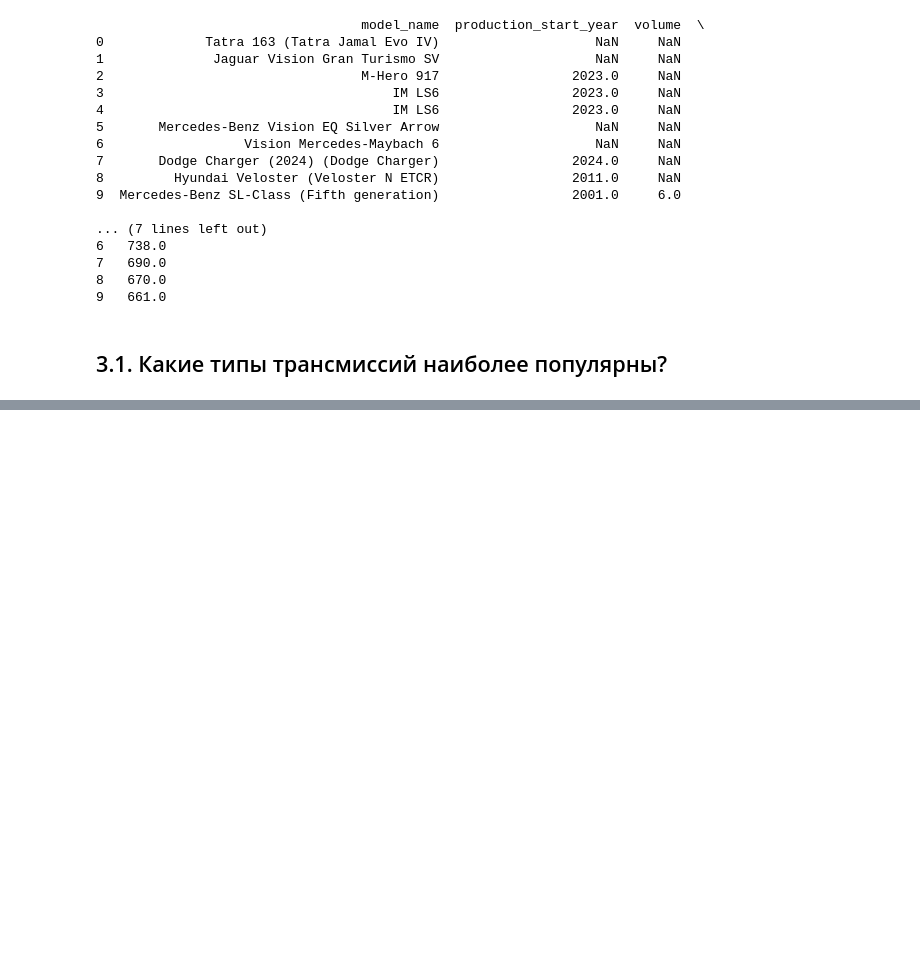
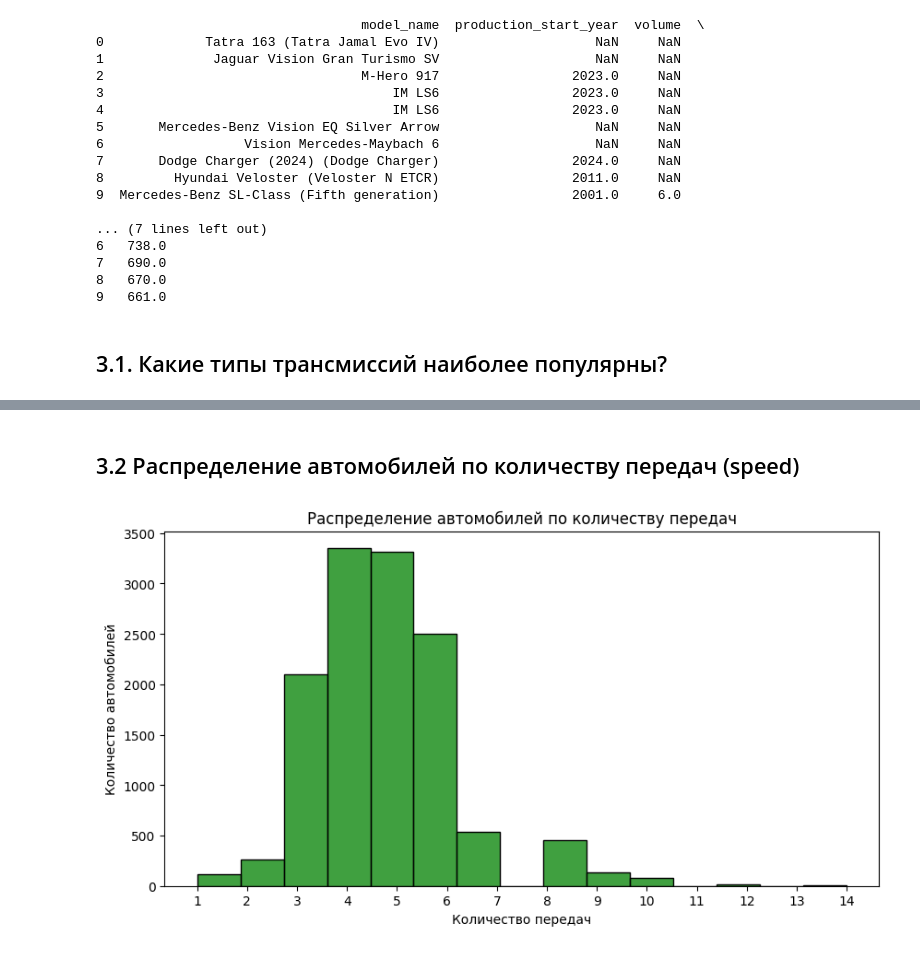
Before and after one commit to AntonS86/wiki-scraper, a Jupyter notebook: notebooks/data_exploration.ipynb, the cells around one changed output, grey strips where cells are left out. Saved outputs shown, nothing was run; the diff lists cells and outputs as text; code cells hidden in the pictures; blank space fills up the shorter version.

```diff
--- a/notebooks/data_exploration.ipynb
+++ b/notebooks/data_exploration.ipynb
@@ -224,0 +225,20 @@ plt.show()
+# %% [markdown]
+## 3.2 Распределение автомобилей по количеству передач (speed)
+# %%
+with sqlite3.connect(db_path) as conn:
+    df_speeds = pd.read_sql("SELECT speed FROM transmissions", conn)
+
+# Убираем NaN и выбросы (например, если число передач странное, вроде 0 или > 15)
+df_speeds = df_speeds.dropna()
+df_speeds = df_speeds[(df_speeds['speed'] > 0) & (df_speeds['speed'] <= 15)]
+
+# Визуализация
+plt.figure(figsize=(10, 5))
+sns.histplot(df_speeds['speed'], bins=15, kde=False, color="green")
+plt.xlabel("Количество передач")
+plt.ylabel("Количество автомобилей")
+plt.title("Распределение автомобилей по количеству передач")
+plt.xticks(range(int(df_speeds['speed'].min()), int(df_speeds['speed'].max()) + 1))  # Указываем все возможные значения передач
+plt.show()
+# %% [output]
+[figure, added]
```
Also changed, not shown: parts of 11 cells of this notebook, 1 other file.
